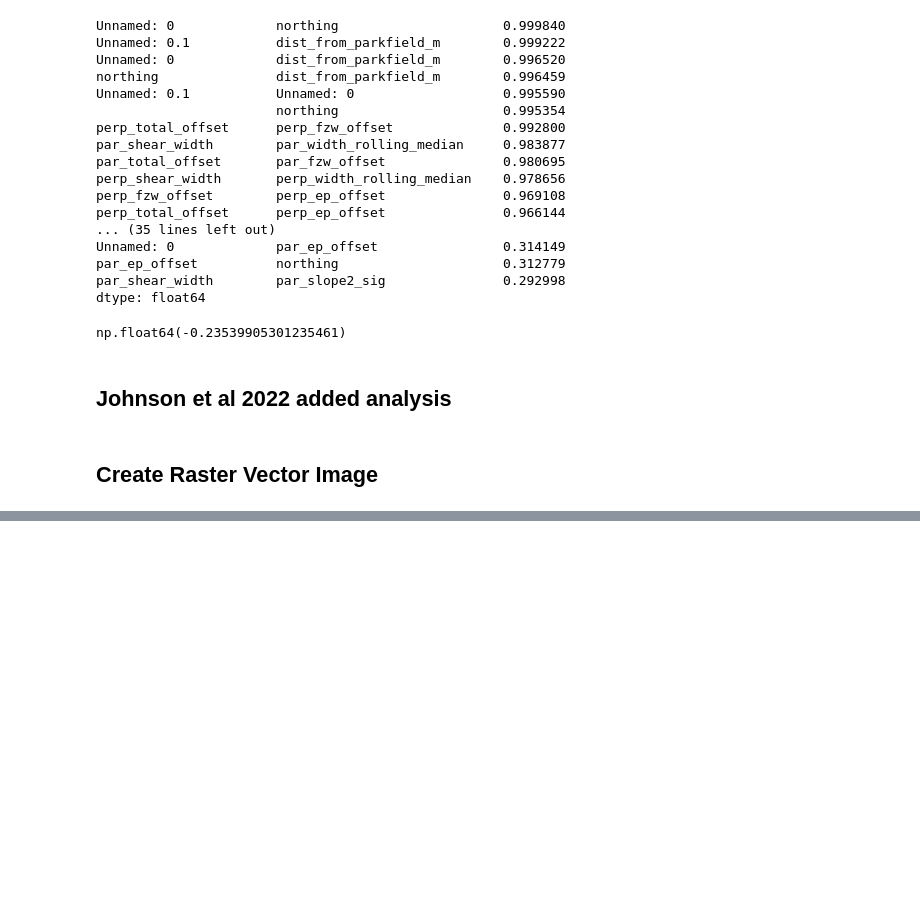
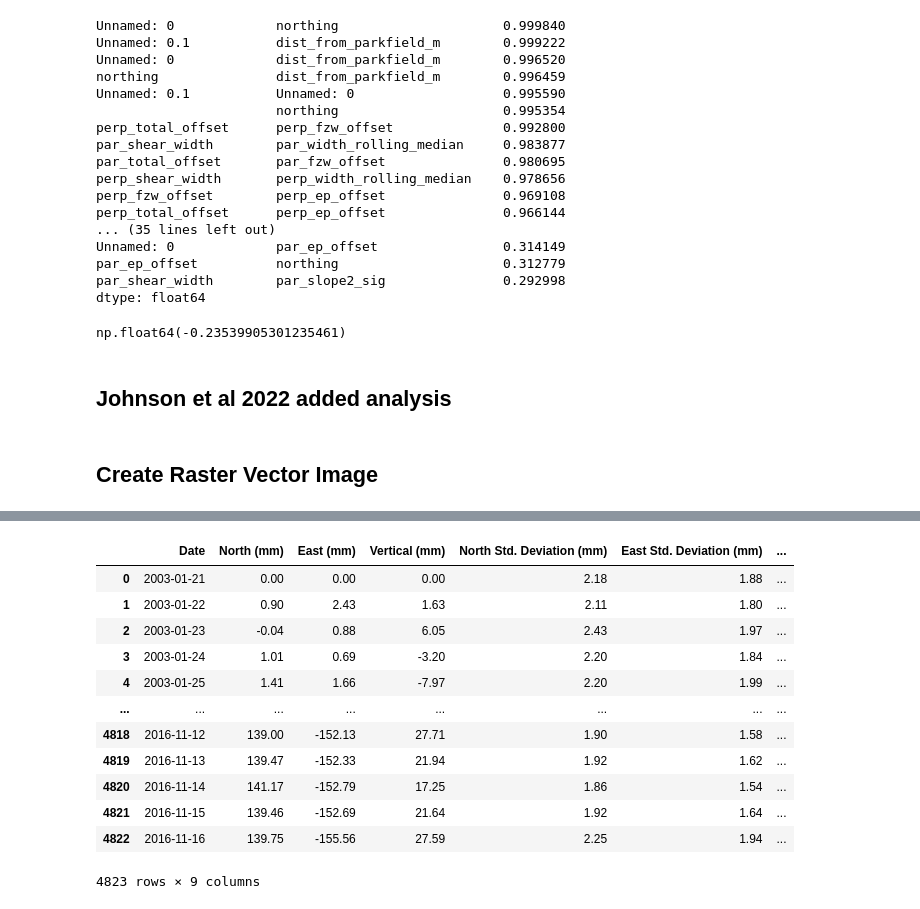
Before and after one commit to cehanagan/ImageryResources, a Jupyter notebook: Notebooks/CSAFFigures.ipynb, the cells around one changed output, grey strips where cells are left out. Cells and saved outputs as stored; diff of their text form; code cells hidden in the pictures; blank space fills up the shorter version.

```diff
--- a/Notebooks/CSAFFigures.ipynb
+++ b/Notebooks/CSAFFigures.ipynb
@@ -2920,0 +3628,9 @@ fig.show()
+# %%
+pea2 = pd.read_csv('/Volumes/ProjectsGarlockCSAF/CSAF_Lidar/OtherDisplacements/PEA2.cwu.nam14.csv',
+skiprows=11)
+pea1 = pd.read_csv('/Volumes/ProjectsGarlockCSAF/CSAF_Lidar/OtherDisplacements/PEA1.cwu.nam14.csv',
+skiprows=11)
+mee2 = pd.read_csv('/Volumes/ProjectsGarlockCSAF/CSAF_Lidar/OtherDisplacements/MEE2.cwu.nam14.csv',
+skiprows=11)
+mee1 = pd.read_csv('/Volumes/ProjectsGarlockCSAF/CSAF_Lidar/OtherDisplacements/MEE1.cwu.nam14.csv',
+skiprows=11)
@@ -2920,0 +3857,16 @@ fig.show()
+# %%
+mee1
+# %% [output]
+|  | Date | North (mm) | East (mm) | Vertical (mm) | North Std. Deviation (mm) | East Std. Deviation (mm) | ... |
+| 0 | 2003-01-21 | 0.00 | 0.00 | 0.00 | 2.18 | 1.88 | ... |
+| 1 | 2003-01-22 | 0.90 | 2.43 | 1.63 | 2.11 | 1.80 | ... |
+| 2 | 2003-01-23 | -0.04 | 0.88 | 6.05 | 2.43 | 1.97 | ... |
+| 3 | 2003-01-24 | 1.01 | 0.69 | -3.20 | 2.20 | 1.84 | ... |
+| 4 | 2003-01-25 | 1.41 | 1.66 | -7.97 | 2.20 | 1.99 | ... |
+| ... | ... | ... | ... | ... | ... | ... | ... |
+| 4818 | 2016-11-12 | 139.00 | -152.13 | 27.71 | 1.90 | 1.58 | ... |
+| 4819 | 2016-11-13 | 139.47 | -152.33 | 21.94 | 1.92 | 1.62 | ... |
+| 4820 | 2016-11-14 | 141.17 | -152.79 | 17.25 | 1.86 | 1.54 | ... |
+| 4821 | 2016-11-15 | 139.46 | -152.69 | 21.64 | 1.92 | 1.64 | ... |
+| 4822 | 2016-11-16 | 139.75 | -155.56 | 27.59 | 2.25 | 1.94 | ... |
+4823 rows × 9 columns
```
Also changed, not shown: parts of 18 cells of this notebook, 5 other files.
